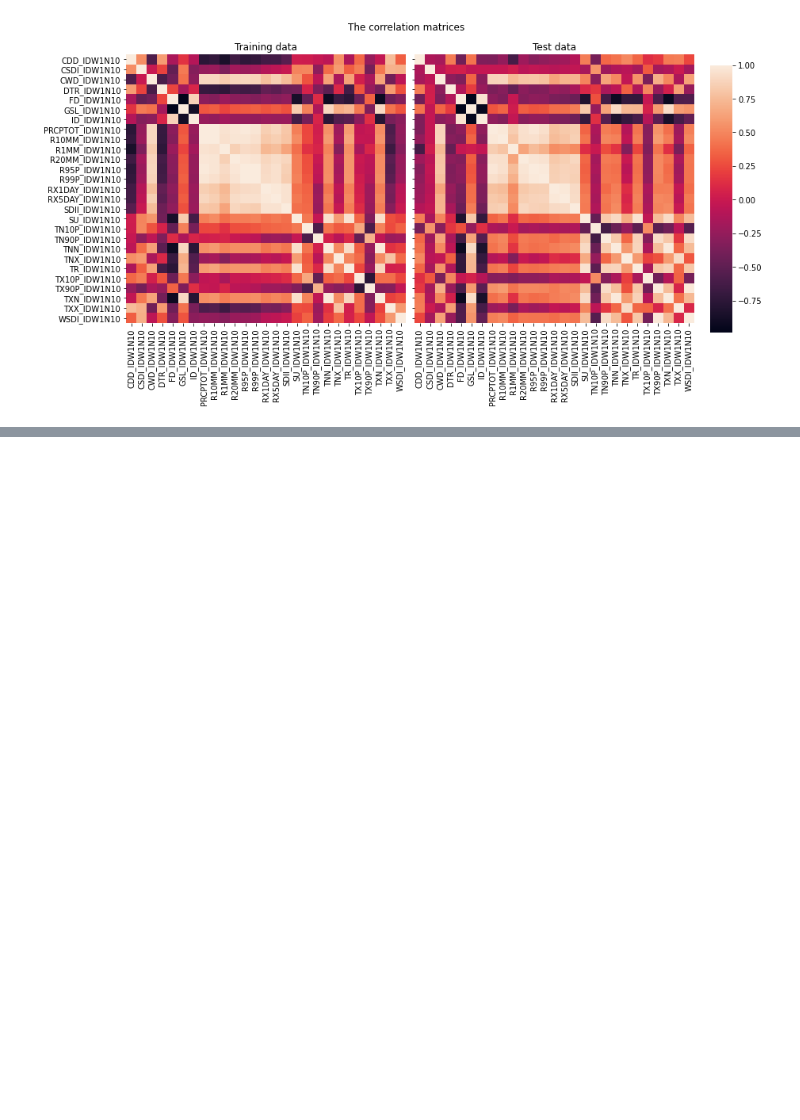
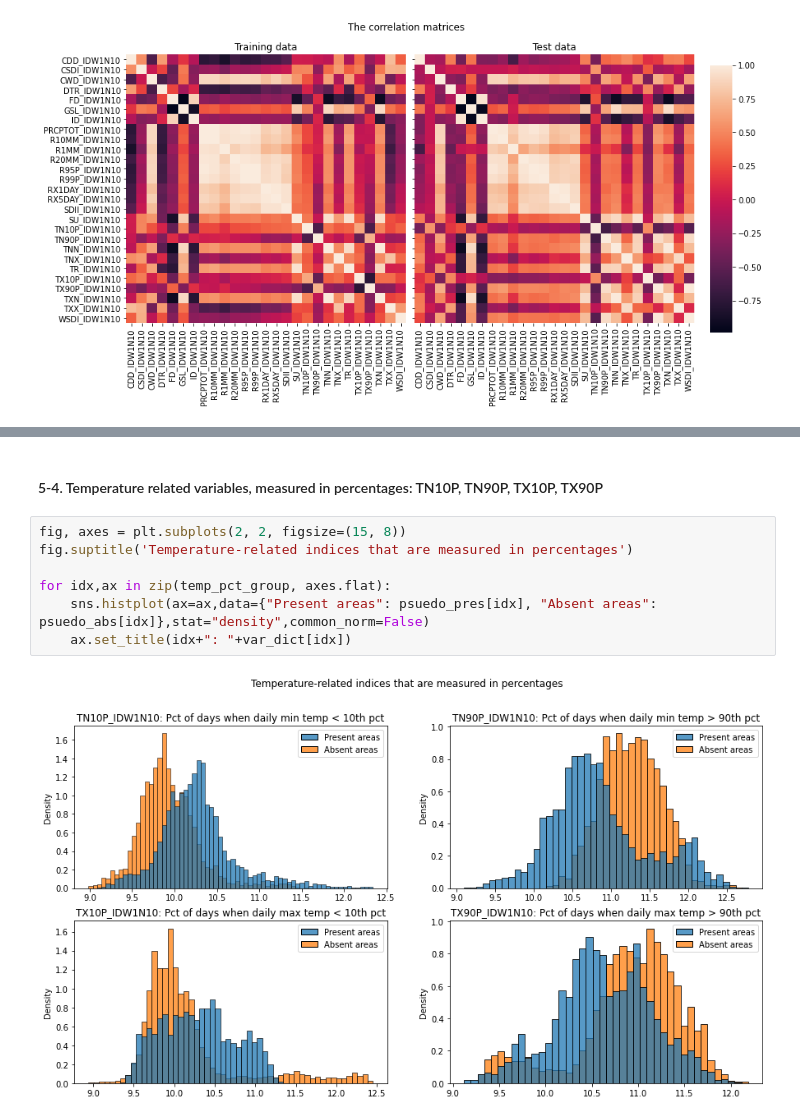
Before and after one commit to RyokoNod/sdm-asian-elephants, a Jupyter notebook: data_exploration/exploratory_analysis_etccdi.ipynb, the cells around one changed output, grey strips where cells are left out. Drawn from its saved outputs; the diff is of its cells as text; blank space fills up the shorter version.

```diff
--- a/data_exploration/exploratory_analysis_etccdi.ipynb
+++ b/data_exploration/exploratory_analysis_etccdi.ipynb
@@ -364,0 +415,11 @@ plt.show()
+# %% [markdown]
+#### 5-4. Temperature related variables, measured in percentages: TN10P, TN90P, TX10P, TX90P<a class="anchor" id="presabs_temp_pct_group"></a>
+# %%
+fig, axes = plt.subplots(2, 2, figsize=(15, 8))
+fig.suptitle('Temperature-related indices that are measured in percentages')
+
+for idx,ax in zip(temp_pct_group, axes.flat):
+    sns.histplot(ax=ax,data={"Present areas": psuedo_pres[idx], "Absent areas": psuedo_abs[idx]},stat="density",common_norm=False)
+    ax.set_title(idx+": "+var_dict[idx])
+# %% [output]
+[figure, added]
```
Also changed, not shown: parts of 23 cells of this notebook, 1 other file.
